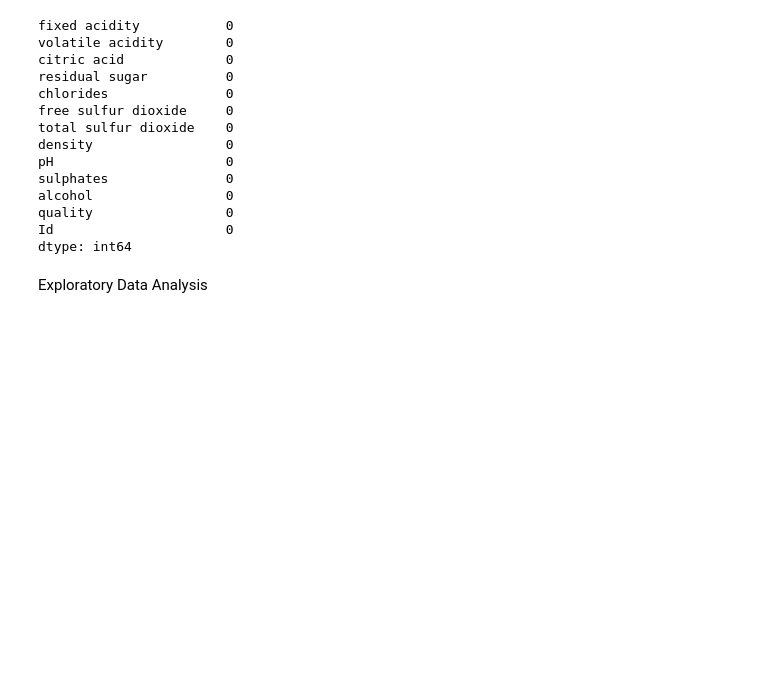
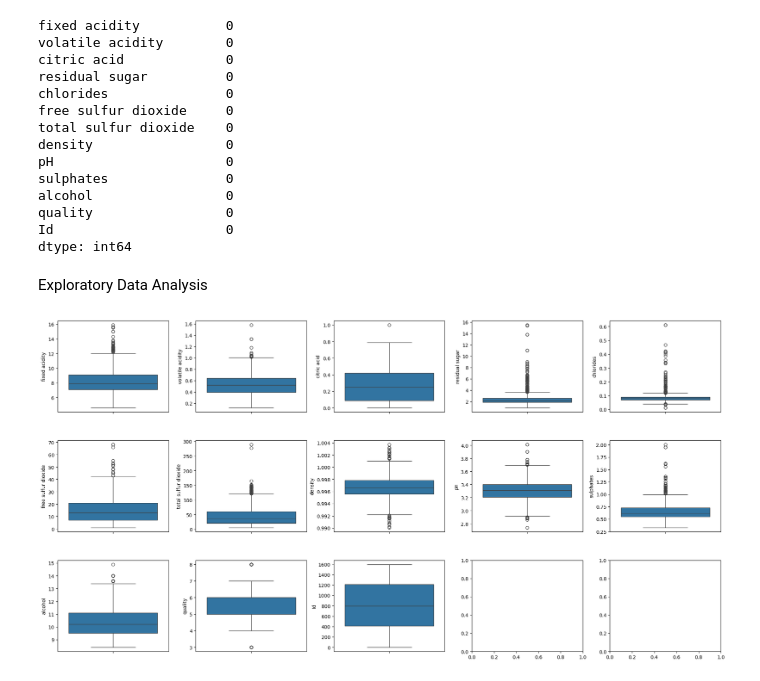
Before and after one commit to diyapratheep/wine-quality-prediction, a Jupyter notebook: Wine Quality Prediction.ipynb, the cells around one changed output. Saved outputs shown, nothing was run; the diff lists cells and outputs as text; code cells hidden in the pictures; blank space fills up the shorter version.

```diff
--- a/Wine Quality Prediction.ipynb
+++ b/Wine Quality Prediction.ipynb
@@ -78,3 +78,17 @@ for col,value in df.items():
         df[col] = df[col].fillna(df[col].mean())
 # %% [markdown]
 Exploratory Data Analysis
+# %%
+import warnings
+warnings.filterwarnings('ignore')
+fig,ax = plt.subplots(nrows=3,ncols=5,figsize=(20,10))
+ax=ax.flatten()
+index=0
+for col,value in df.items():
+    if col!='type':
+        sns.boxplot(y=col,data=df,ax=ax[index])
+        index+=1
+plt.tight_layout(pad=0.5,w_pad=0.7,h_pad=5.0)
+plt.show()
+# %% [output]
+[figure, added]
```
Also changed, not shown: parts of 16 cells of this notebook.
